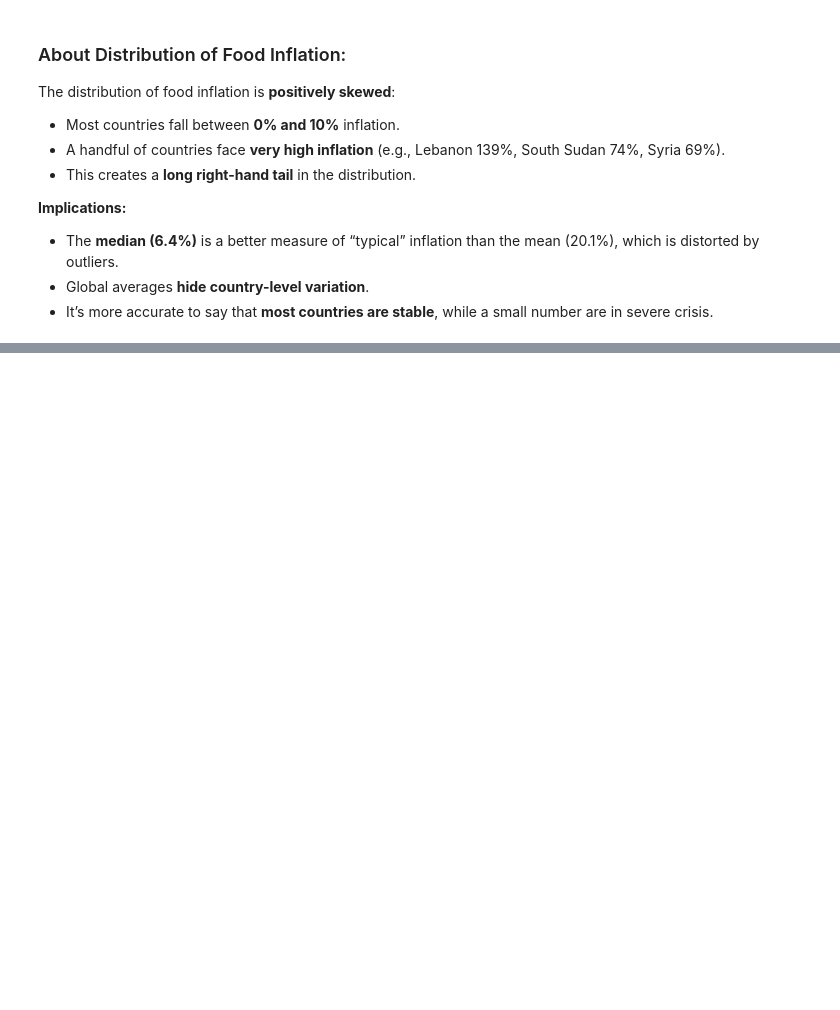
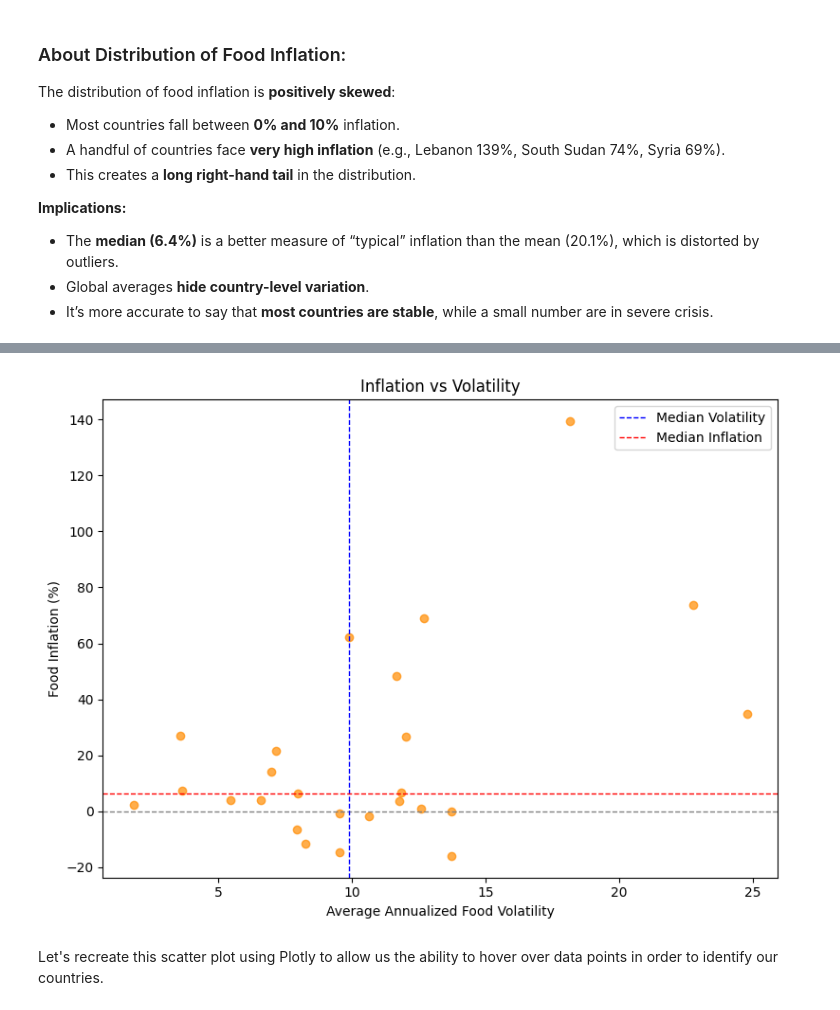
Before and after one commit to Richard-wv/food-price-inflation-analysis, a Jupyter notebook: jupyter_notebooks/exploratory_data_analysis.ipynb, the cells around one changed output, grey strips where cells are left out. Cells and saved outputs as stored; diff of their text form; code cells hidden in the pictures; blank space fills up the shorter version.

```diff
--- a/jupyter_notebooks/exploratory_data_analysis.ipynb
+++ b/jupyter_notebooks/exploratory_data_analysis.ipynb
@@ -282,0 +288,26 @@ The distribution of food inflation is **positively skewed**:
+# %%
+# Scatter plot of Inflation vs Volatility
+plt.figure(figsize=(8,6))
+plt.scatter(
+    df["average_annualized_food_volatility"],
+    df["inflation"],
+    color="darkorange",
+    alpha=0.7
+)
+
+plt.xlabel("Average Annualized Food Volatility")
+plt.ylabel("Food Inflation (%)")
+plt.title("Inflation vs Volatility")
+
+# Add simple reference lines
+plt.axhline(0, color="gray", linestyle="--", linewidth=1)
+plt.axvline(df["average_annualized_food_volatility"].median(), color="blue", linestyle="--", linewidth=1, label="Median Volatility")
+plt.axhline(df["inflation"].median(), color="red", linestyle="--", linewidth=1, label="Median Inflation")
+
+plt.legend()
+plt.tight_layout()
+plt.show()
+# %% [output]
+[figure, added]
+# %% [markdown]
+Let's recreate this scatter plot using Plotly to allow us the ability to hover over data points in order to identify our countries.
```
Also changed, not shown: parts of 3 cells of this notebook, 2 other files.
